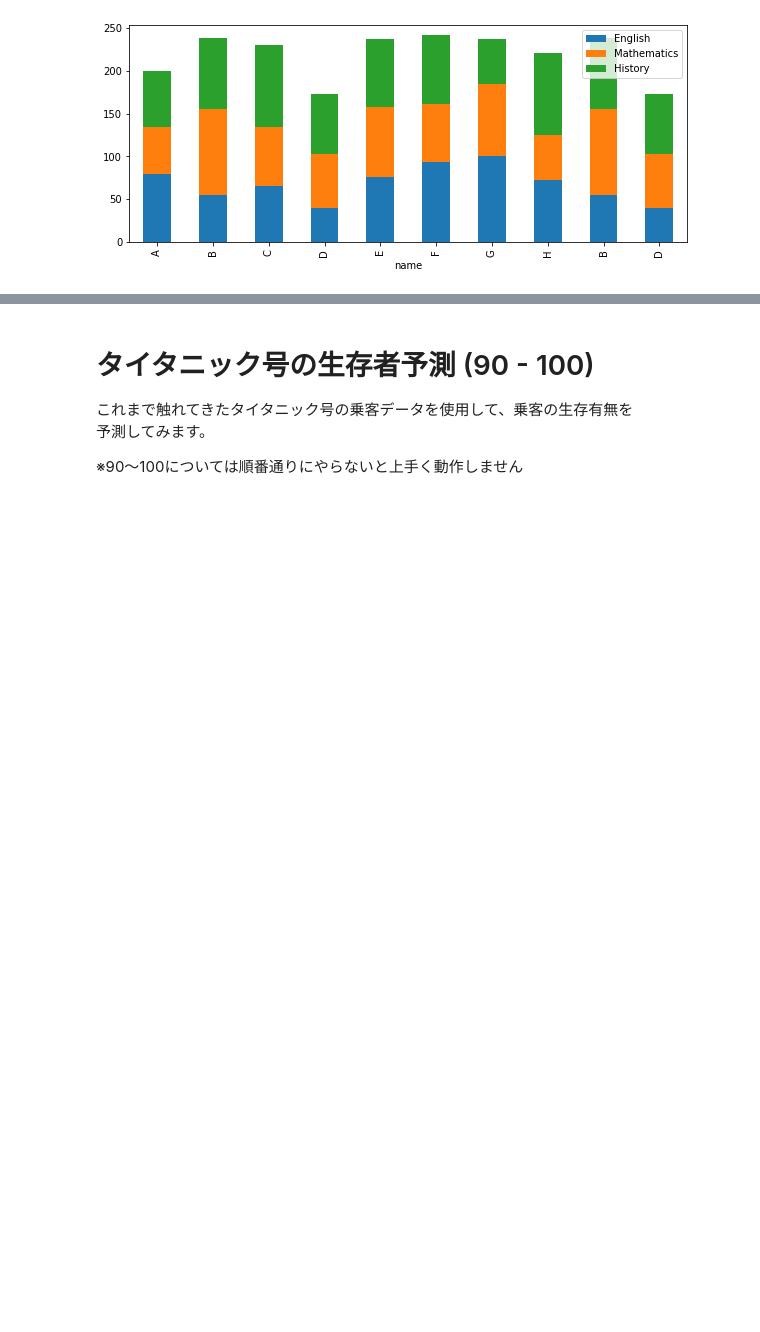
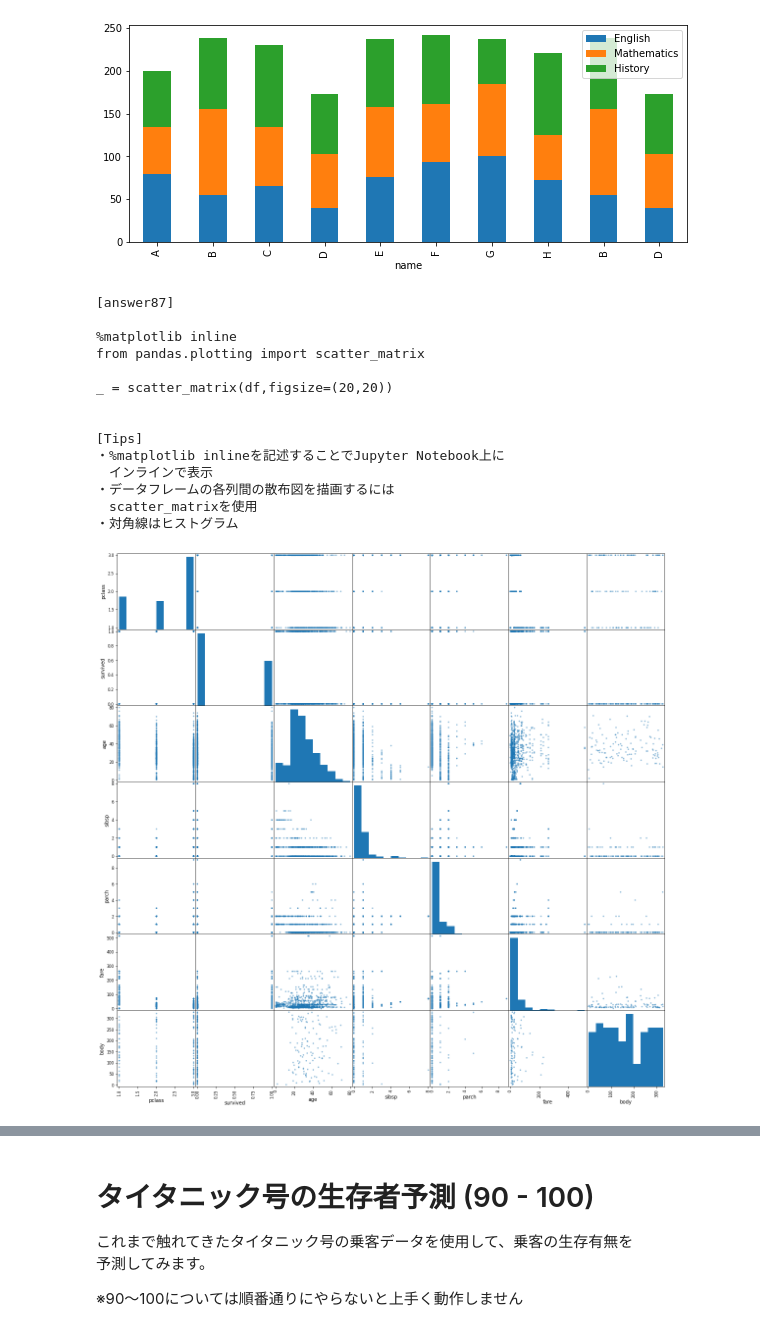
Before and after one commit to mizutaninaoki/pandas-100-knock, a Jupyter notebook: notebook/01_Pandas_100_Knocks_for_Begginer_v1.0.6.ipynb, the cells around one changed output, grey strips where cells are left out. Cells and saved outputs as stored; diff of their text form; code cells hidden in the pictures; blank space fills up the shorter version.

```diff
--- a/notebook/01_Pandas_100_Knocks_for_Begginer_v1.0.6.ipynb
+++ b/notebook/01_Pandas_100_Knocks_for_Begginer_v1.0.6.ipynb
@@ -2439,9 +2439,30 @@ df2[['name','English','Mathematics','History']].plot(kind='bar',figsize=(10,4),
 # %%
 # 【87】
 # dfの各列間の散布図を表示
 # (from pandas.plotting import scatter_matrixをインポート)
-#print(ans[87]) #回答表示
+print(ans[87]) #回答表示
 df = initialize1() #初期化
+
+%matplotlib inline
+from pandas.plotting import scatter_matrix
+
+_ = scatter_matrix(df, figsize=(20, 20))
+# %% [output]
+[answer87]
+
+%matplotlib inline
+from pandas.plotting import scatter_matrix
+
+_ = scatter_matrix(df,figsize=(20,20))
+
+
+[Tips]
+・%matplotlib inlineを記述することでJupyter Notebook上に
+　インラインで表示
+・データフレームの各列間の散布図を描画するには
+　scatter_matrixを使用
+・対角線はヒストグラム
+[figure, added]
 # %%
 # 【88】
 # dfのage列とfare列で散布図を作成
```
Also changed, not shown: parts of 13 cells of this notebook, 1 other file.
